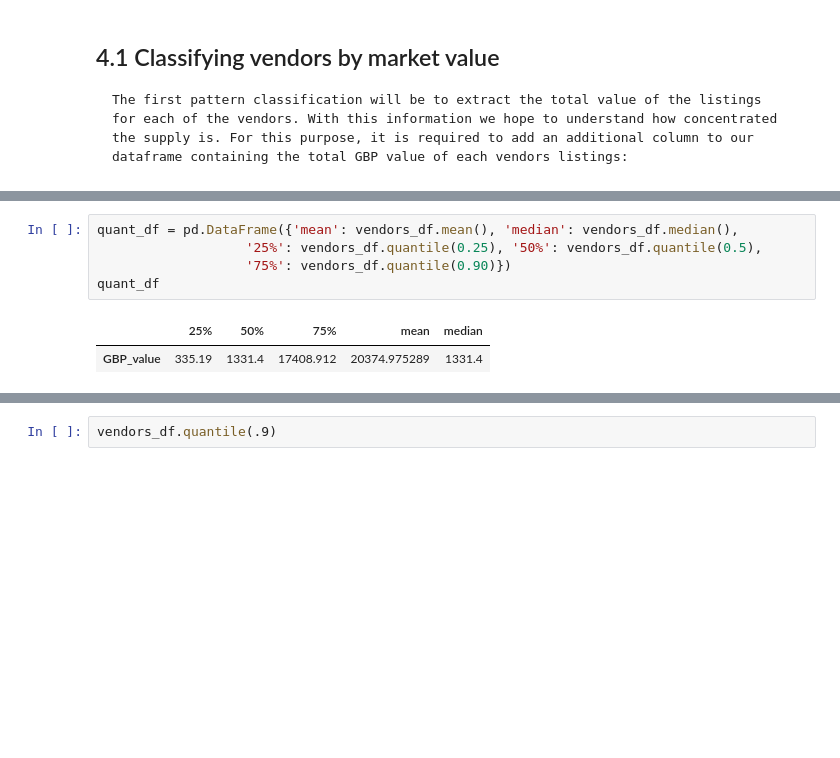
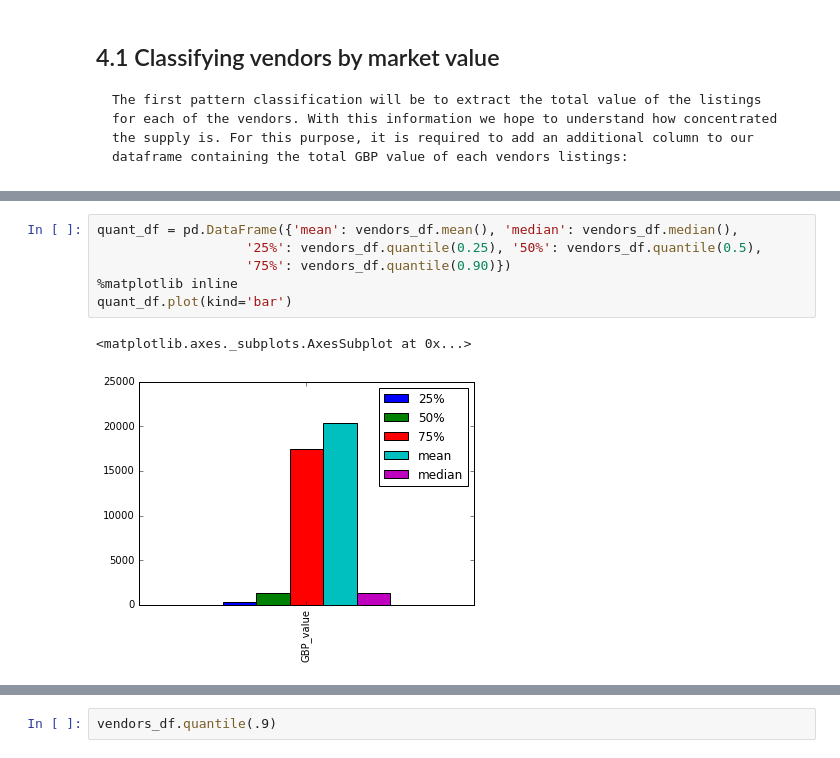
Before and after one commit to mauromsl/dark_web_datamining, a Jupyter notebook: python_src/python_analysis.ipynb, the cells around one changed output, grey strips where cells are left out. Saved outputs shown, nothing was run; the diff lists cells and outputs as text; blank space fills up the shorter version.

Commit message:
vendor cluster by value finished

```diff
--- a/python_src/python_analysis.ipynb
+++ b/python_src/python_analysis.ipynb
@@ -1146,8 +1123,9 @@ docs_vendors_df = db.pandas_query('''
 # %%
 quant_df = pd.DataFrame({'mean': vendors_df.mean(), 'median': vendors_df.median(),
                    '25%': vendors_df.quantile(0.25), '50%': vendors_df.quantile(0.5),
                    '75%': vendors_df.quantile(0.90)})
-quant_df
+%matplotlib inline
+quant_df.plot(kind='bar')
 # %% [output]
-|  | 25% | 50% | 75% | mean | median |
-| GBP_value | 335.19 | 1331.4 | 17408.912 | 20374.975289 | 1331.4 |
+<matplotlib.axes._subplots.AxesSubplot at 0x...>
+[figure, added]
```
Also changed, not shown: parts of 14 cells of this notebook.
